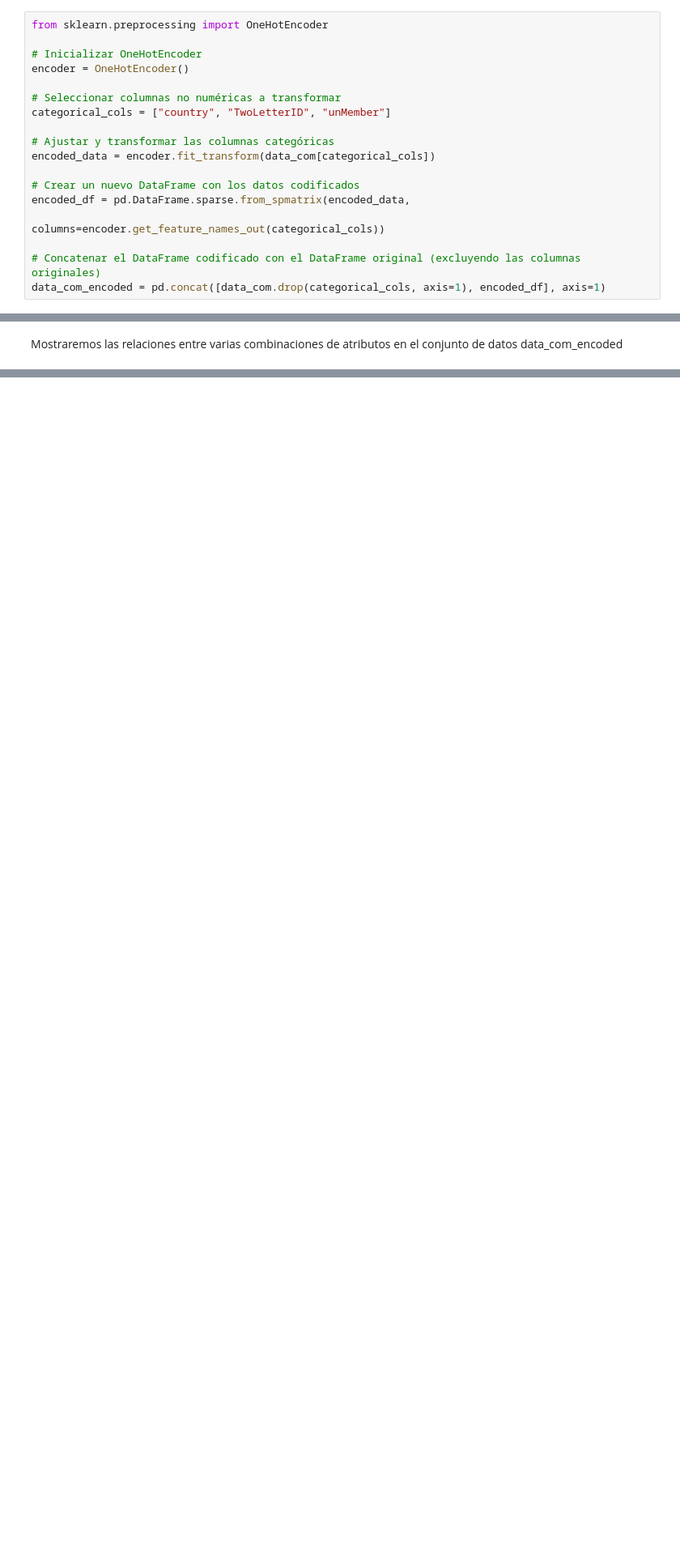
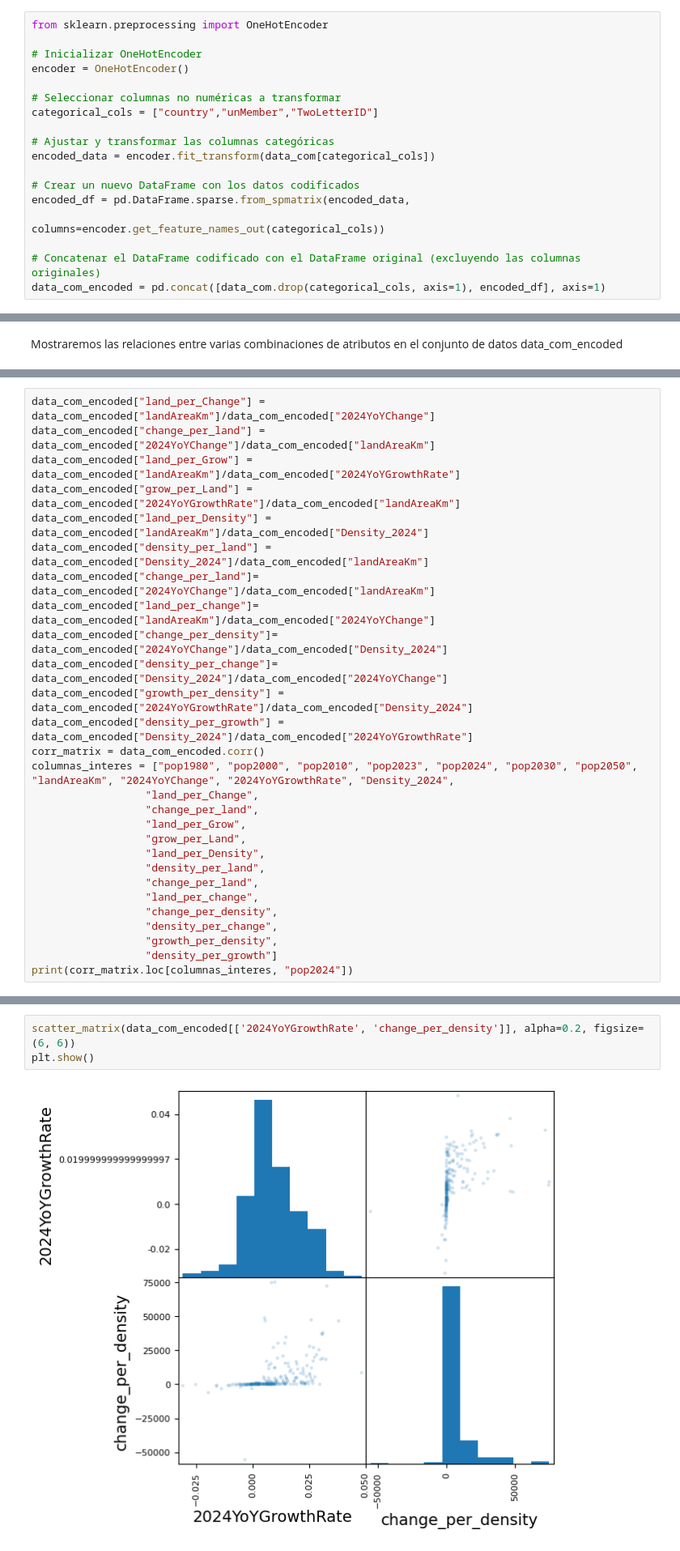
Before and after one commit to Sebastian-Landeo/Predecir-Poblaci-n-Mundial-ML, a Jupyter notebook: PredecirPoblaciónMundial_MachineLearning.ipynb, the cells around one changed output, grey strips where cells are left out. Shown at 81% size. Drawn from its saved outputs; the diff is of its cells as text; blank space fills up the shorter version.

```diff
--- a/PredecirPoblaciónMundial_MachineLearning.ipynb
+++ b/PredecirPoblaciónMundial_MachineLearning.ipynb
@@ -344,7 +325,7 @@ from sklearn.preprocessing import OneHotEncoder
 encoder = OneHotEncoder()
 
 # Seleccionar columnas no numéricas a transformar
-categorical_cols = ["country", "TwoLetterID", "unMember"]
+categorical_cols = ["country","unMember","TwoLetterID"]
 
 # Ajustar y transformar las columnas categóricas
 encoded_data = encoder.fit_transform(data_com[categorical_cols])
@@ -438,0 +385,28 @@ landAreaKm / Density_2024 = 2423.4592
+# %%
+data_com_encoded["land_per_Change"] = data_com_encoded["landAreaKm"]/data_com_encoded["2024YoYChange"]
+data_com_encoded["change_per_land"] = data_com_encoded["2024YoYChange"]/data_com_encoded["landAreaKm"]
+data_com_encoded["land_per_Grow"] = data_com_encoded["landAreaKm"]/data_com_encoded["2024YoYGrowthRate"]
+data_com_encoded["grow_per_Land"] = data_com_encoded["2024YoYGrowthRate"]/data_com_encoded["landAreaKm"]
+data_com_encoded["land_per_Density"] = data_com_encoded["landAreaKm"]/data_com_encoded["Density_2024"]
+data_com_encoded["density_per_land"] = data_com_encoded["Density_2024"]/data_com_encoded["landAreaKm"]
+data_com_encoded["change_per_land"]= data_com_encoded["2024YoYChange"]/data_com_encoded["landAreaKm"]
+data_com_encoded["land_per_change"]= data_com_encoded["landAreaKm"]/data_com_encoded["2024YoYChange"]
+data_com_encoded["change_per_density"]= data_com_encoded["2024YoYChange"]/data_com_encoded["Density_2024"]
+data_com_encoded["density_per_change"]= data_com_encoded["Density_2024"]/data_com_encoded["2024YoYChange"]
+data_com_encoded["growth_per_density"] = data_com_encoded["2024YoYGrowthRate"]/data_com_encoded["Density_2024"]
+data_com_encoded["density_per_growth"] = data_com_encoded["Density_2024"]/data_com_encoded["2024YoYGrowthRate"]
+corr_matrix = data_com_encoded.corr()
+columnas_interes = ["pop1980", "pop2000", "pop2010", "pop2023", "pop2024", "pop2030", "pop2050", "landAreaKm", "2024YoYChange", "2024YoYGrowthRate", "Density_2024",
+                  "land_per_Change",
+                  "change_per_land",
+                  "land_per_Grow",
+                  "grow_per_Land",
+                  "land_per_Density",
+                  "density_per_land",
+                  "change_per_land",
+                  "land_per_change",
+                  "change_per_density",
+                  "density_per_change",
+                  "growth_per_density",
+                  "density_per_growth"]
+print(corr_matrix.loc[columnas_interes, "pop2024"])
@@ -438,0 +467,5 @@ landAreaKm / Density_2024 = 2423.4592
+# %%
+scatter_matrix(data_com_encoded[['2024YoYGrowthRate', 'change_per_density']], alpha=0.2, figsize=(6, 6))
+plt.show()
+# %% [output]
+[figure, added]
```
Also changed, not shown: parts of 37 cells of this notebook.
